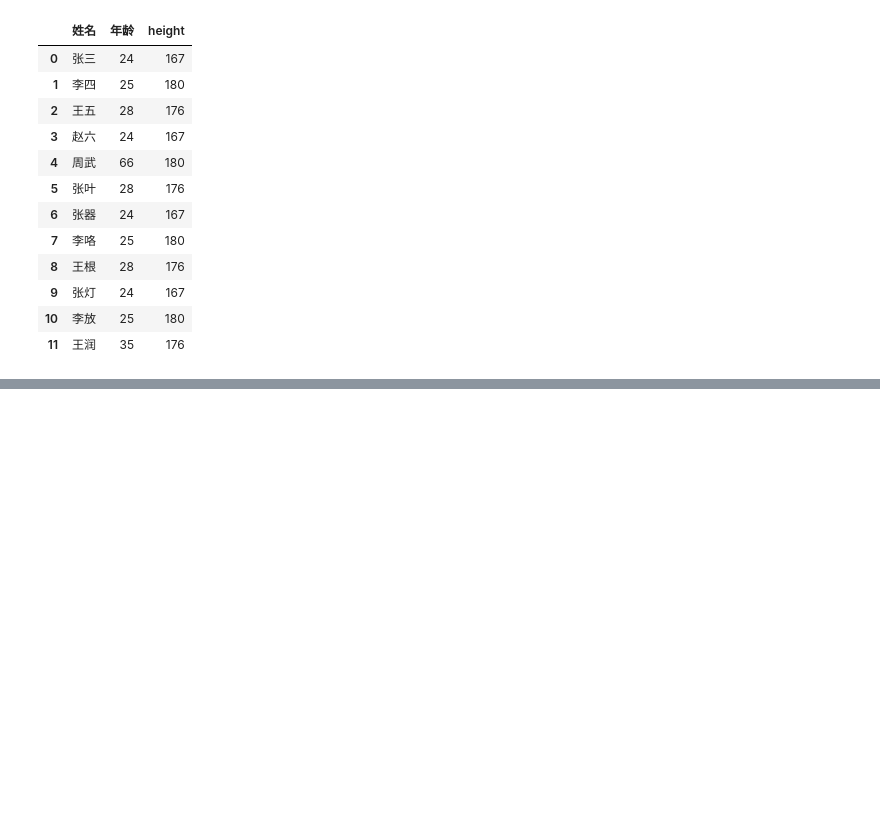
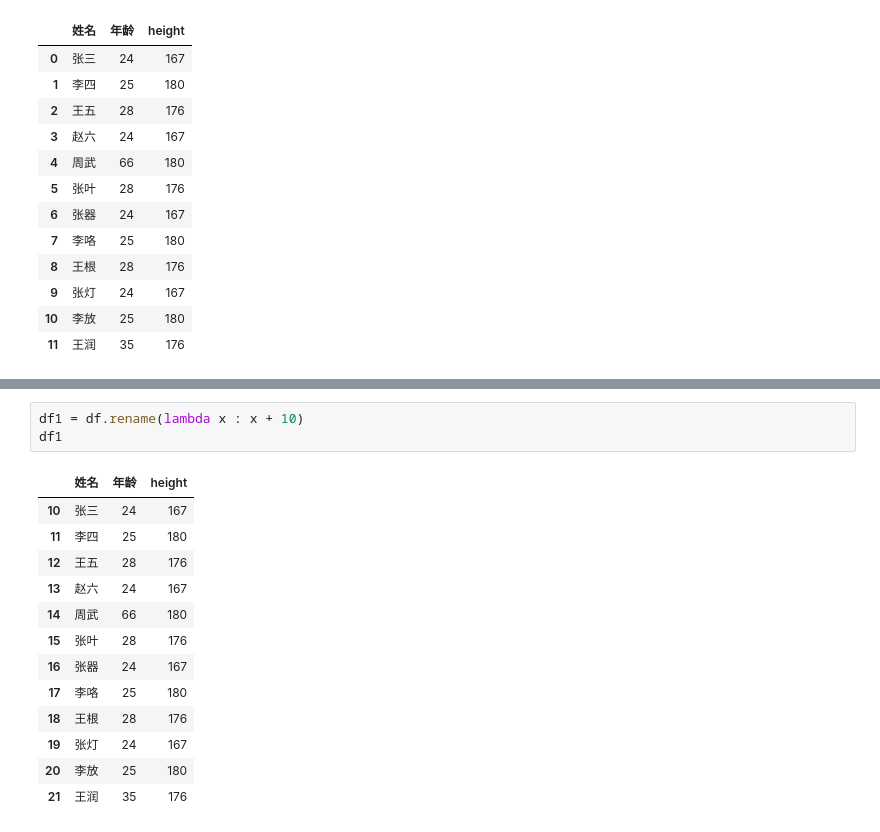
Before and after one commit to rongqi1108/python_codes, a Jupyter notebook: get-start/pandas常用函数.ipynb, the cells around one changed output, grey strips where cells are left out. Drawn from its saved outputs; the diff is of its cells as text; blank space fills up the shorter version.

```diff
--- a/get-start/pandas常用函数.ipynb
+++ b/get-start/pandas常用函数.ipynb
@@ -215,0 +226,17 @@ df
+# %%
+df1 = df.rename(lambda x : x + 10)
+df1
+# %% [output]
+|  | 姓名 | 年龄 | height |
+| 10 | 张三 | 24 | 167 |
+| 11 | 李四 | 25 | 180 |
+| 12 | 王五 | 28 | 176 |
+| 13 | 赵六 | 24 | 167 |
+| 14 | 周武 | 66 | 180 |
+| 15 | 张叶 | 28 | 176 |
+| 16 | 张器 | 24 | 167 |
+| 17 | 李咯 | 25 | 180 |
+| 18 | 王根 | 28 | 176 |
+| 19 | 张灯 | 24 | 167 |
+| 20 | 李放 | 25 | 180 |
+| 21 | 王润 | 35 | 176 |
```
Also changed, not shown: parts of 11 cells of this notebook.
